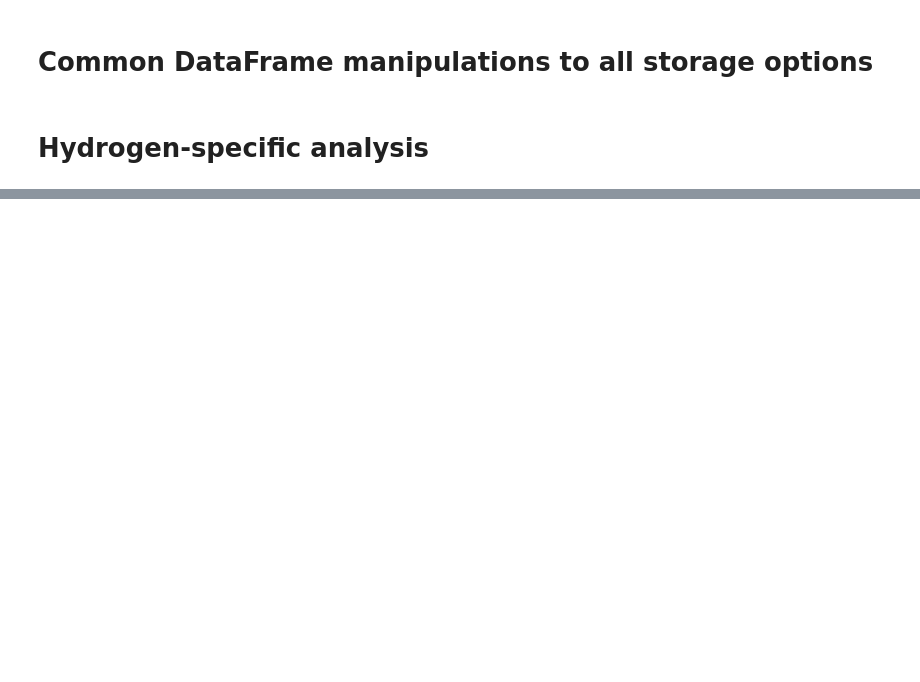
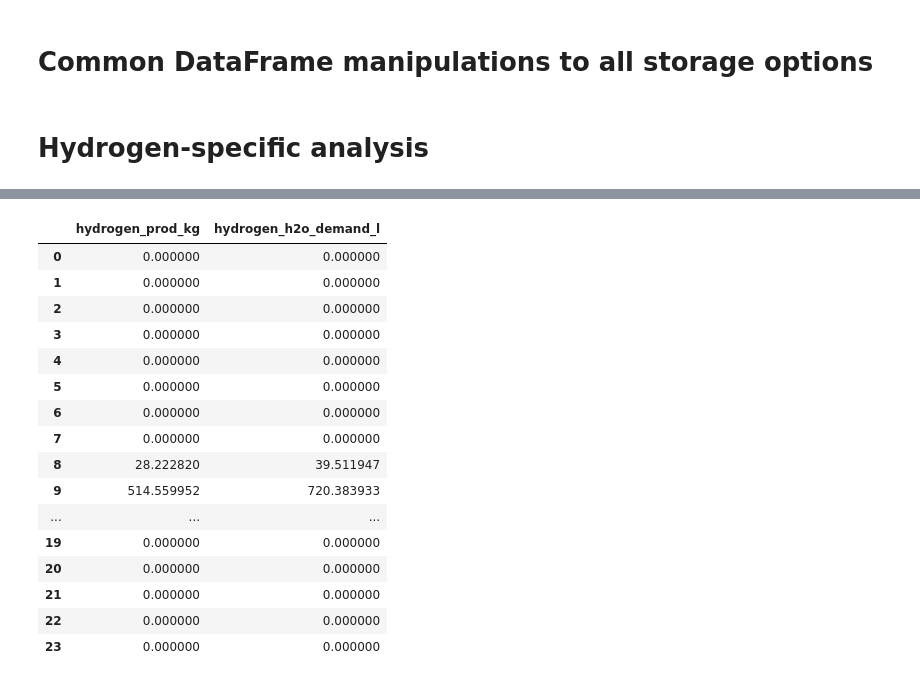
Before and after one commit to b-o-l-l-a/aes-engy-692, a Jupyter notebook: amerigo_island/notebooks/hydrogen.ipynb, the cells around one changed output, grey strips where cells are left out. Drawn from its saved outputs; the diff is of its cells as text; code cells hidden in the pictures; blank space fills up the shorter version.

```diff
--- a/amerigo_island/notebooks/hydrogen.ipynb
+++ b/amerigo_island/notebooks/hydrogen.ipynb
@@ -170,0 +199,20 @@ h2_hourly_df
+# %%
+h2_hourly_df[[hydrogen_production_kg_colname, hydrogen_h2o_demand_l_colname]].head(24)
+# %% [output]
+|  | hydrogen_prod_kg | hydrogen_h2o_demand_l |
+| 0 | 0.000000 | 0.000000 |
+| 1 | 0.000000 | 0.000000 |
+| 2 | 0.000000 | 0.000000 |
+| 3 | 0.000000 | 0.000000 |
+| 4 | 0.000000 | 0.000000 |
+| 5 | 0.000000 | 0.000000 |
+| 6 | 0.000000 | 0.000000 |
+| 7 | 0.000000 | 0.000000 |
+| 8 | 28.222820 | 39.511947 |
+| 9 | 514.559952 | 720.383933 |
+| ... | ... | ... |
+| 19 | 0.000000 | 0.000000 |
+| 20 | 0.000000 | 0.000000 |
+| 21 | 0.000000 | 0.000000 |
+| 22 | 0.000000 | 0.000000 |
+| 23 | 0.000000 | 0.000000 |
```
Also changed, not shown: parts of 9 cells of this notebook.
